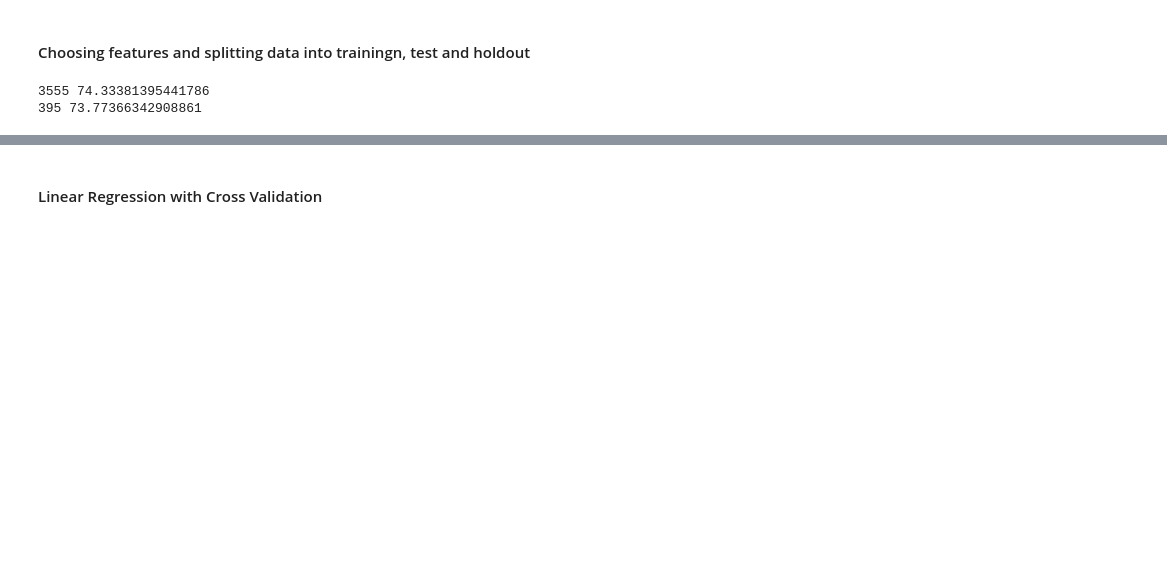
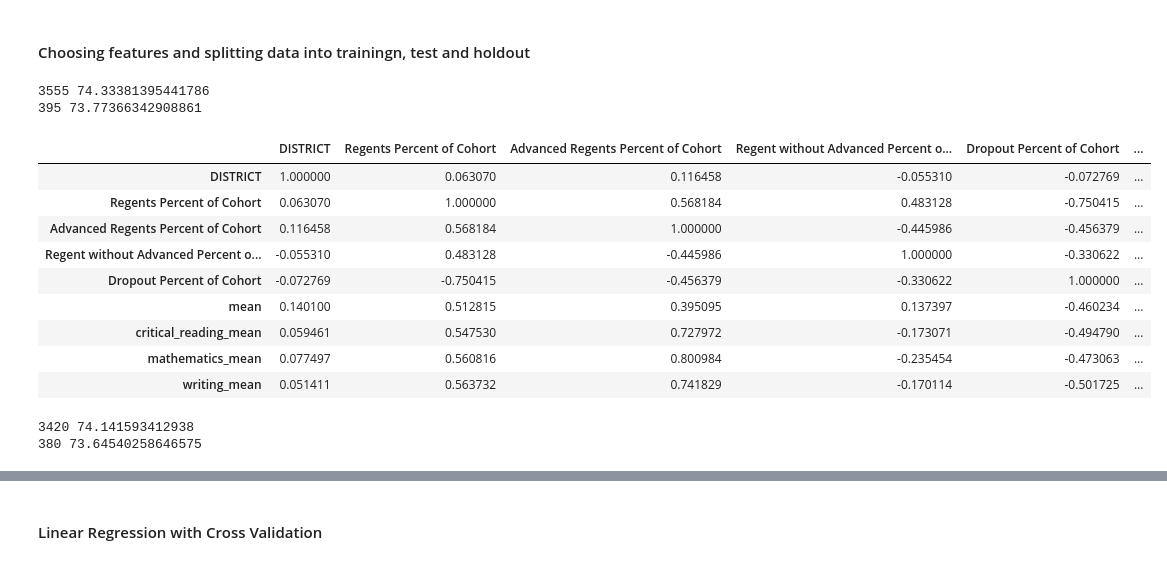
Before and after one commit to shravan097/NYCHS-Data-Analysis, a Jupyter notebook: nabil/nabil.ipynb, the cells around one changed output, grey strips where cells are left out. Saved outputs shown, nothing was run; the diff lists cells and outputs as text; code cells hidden in the pictures; blank space fills up the shorter version.

```diff
--- a/nabil/nabil.ipynb
+++ b/nabil/nabil.ipynb
@@ -143,6 +116,42 @@ print(holdout_df.shape[0], holdout_df['Grads Percent of Cohort'].mean())
 # %% [output]
 3555 74.33381395441786
 395 73.77366342908861
+# %%
+features = (['DISTRICT', 'Regents Percent of Cohort', 'Advanced Regents Percent of Cohort', 'Regent without Advanced Percent of Cohort', 'Dropout Percent of Cohort','mean','critical_reading_mean', 'mathematics_mean','writing_mean'])
+# %% [output]
+|  | DISTRICT | Regents Percent of Cohort | Advanced Regents Percent of Cohort | Regent without Advanced Percent o... | Dropout Percent of Cohort | ... |
+| DISTRICT | 1.000000 | 0.063070 | 0.116458 | -0.055310 | -0.072769 | ... |
+| Regents Percent of Cohort | 0.063070 | 1.000000 | 0.568184 | 0.483128 | -0.750415 | ... |
+| Advanced Regents Percent of Cohort | 0.116458 | 0.568184 | 1.000000 | -0.445986 | -0.456379 | ... |
+| Regent without Advanced Percent o... | -0.055310 | 0.483128 | -0.445986 | 1.000000 | -0.330622 | ... |
+| Dropout Percent of Cohort | -0.072769 | -0.750415 | -0.456379 | -0.330622 | 1.000000 | ... |
+| mean | 0.140100 | 0.512815 | 0.395095 | 0.137397 | -0.460234 | ... |
+| critical_reading_mean | 0.059461 | 0.547530 | 0.727972 | -0.173071 | -0.494790 | ... |
+| mathematics_mean | 0.077497 | 0.560816 | 0.800984 | -0.235454 | -0.473063 | ... |
+| writing_mean | 0.051411 | 0.563732 | 0.741829 | -0.170114 | -0.501725 | ... |
+# %%
+features = (['DISTRICT', 'Regents Percent of Cohort', 'Advanced Regents Percent of Cohort', 'Regent without Advanced Percent of Cohort', 'Dropout Percent of Cohort','mean','critical_reading_mean', 'mathematics_mean','writing_mean'])
+
+##features = (['Grads Percent of Cohort'])
+
+model_df = df3[(features + ['Grads Percent of Cohort'])].dropna().reset_index()
+
+train_df, holdout_df, y_train, y_holdout = train_test_split(
+    model_df[features],
+    model_df['Grads Percent of Cohort'], test_size=0.1,
+    random_state=random_state)
+
+train_df['Grads Percent of Cohort'] = y_train
+holdout_df['Grads Percent of Cohort'] = y_holdout
+
+train_df.reset_index(inplace=True)
+holdout_df.reset_index(inplace=True)
+
+print(train_df.shape[0], train_df['Grads Percent of Cohort'].mean())
+print(holdout_df.shape[0], holdout_df['Grads Percent of Cohort'].mean())
+# %% [output]
+3420 74.141593412938
+380 73.64540258646575
 # %%
 model_df.shape
 # %% [output]
```
Also changed, not shown: parts of 32 cells of this notebook, 7 other files.
